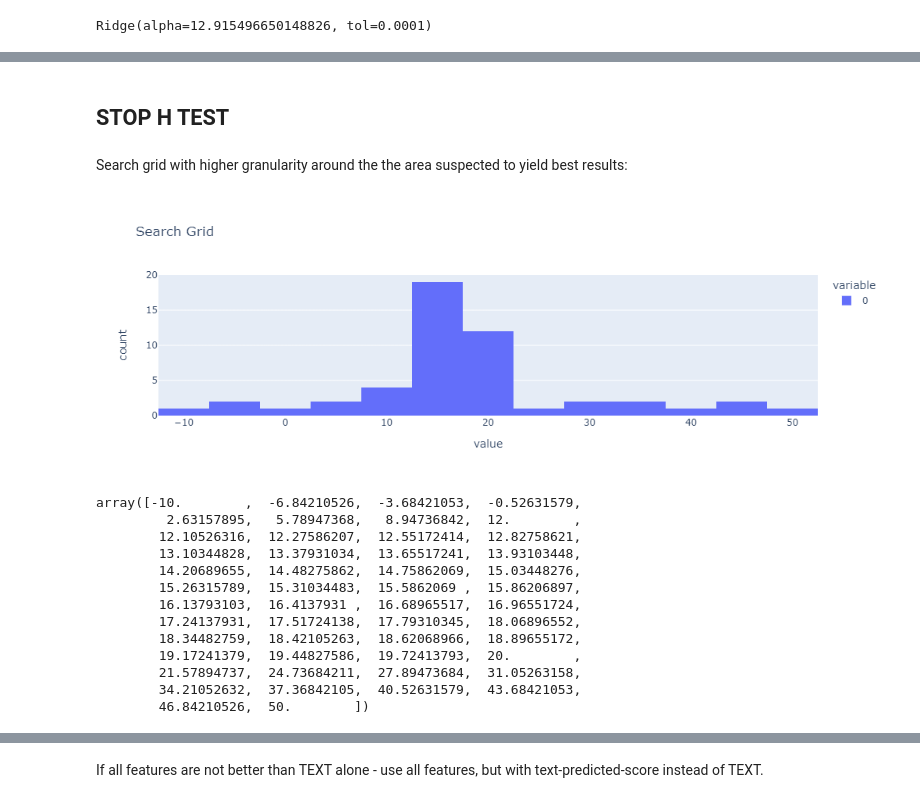
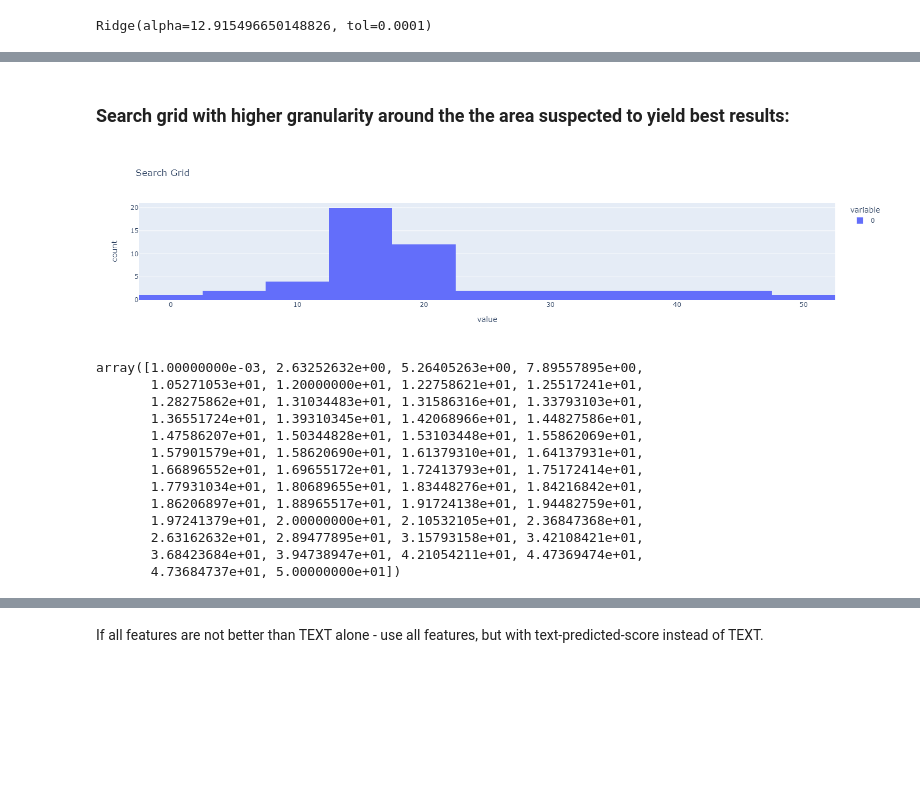
Before and after one commit to Hagai-Ha/Python_ML-2022, a Jupyter notebook: Final project/Score prediction - solution Hagai Hamami.ipynb, the cells around one changed output, grey strips where cells are left out. Saved outputs shown, nothing was run; the diff lists cells and outputs as text; code cells hidden in the pictures; blank space fills up the shorter version.

```diff
--- a/Final project/Score prediction - solution Hagai Hamami.ipynb
+++ b/Final project/Score prediction - solution Hagai Hamami.ipynb
@@ -928,33 +928,31 @@ R2     0.697914
 dtype: float64
-# %% [markdown]
-## STOP H TEST
 # %% [markdown]
-Search grid with higher granularity around the the area suspected to yield best results:
+### Search grid with higher granularity around the the area suspected to yield best results:
 # %%
-search_grid1 = np.linspace(-10, 50, num=20, endpoint=True)
+search_grid1 = np.linspace(0.001, 50, num=20, endpoint=True)
 search_grid2 = np.linspace(12, 20, num=30, endpoint=True)
 
 search_grid3 = np.concatenate((search_grid1, search_grid2))
 search_grid3.sort()
 search_grid = search_grid3
 fig = px.histogram(search_grid, title="Search Grid")
 fig.show()
 search_grid
 # %% [output]
-[figure, old version]
+[figure, new version]
-array([-10.        ,  -6.84210526,  -3.68421053,  -0.52631579,
-         2.63157895,   5.78947368,   8.94736842,  12.        ,
-        12.10526316,  12.27586207,  12.55172414,  12.82758621,
-        13.10344828,  13.37931034,  13.65517241,  13.93103448,
-        14.20689655,  14.48275862,  14.75862069,  15.03448276,
-        15.26315789,  15.31034483,  15.5862069 ,  15.86206897,
-        16.13793103,  16.4137931 ,  16.68965517,  16.96551724,
-        17.24137931,  17.51724138,  17.79310345,  18.06896552,
-        18.34482759,  18.42105263,  18.62068966,  18.89655172,
-        19.17241379,  19.44827586,  19.72413793,  20.        ,
-        21.57894737,  24.73684211,  27.89473684,  31.05263158,
-        34.21052632,  37.36842105,  40.52631579,  43.68421053,
-        46.84210526,  50.        ])
+array([1.00000000e-03, 2.63252632e+00, 5.26405263e+00, 7.89557895e+00,
+       1.05271053e+01, 1.20000000e+01, 1.22758621e+01, 1.25517241e+01,
+       1.28275862e+01, 1.31034483e+01, 1.31586316e+01, 1.33793103e+01,
+       1.36551724e+01, 1.39310345e+01, 1.42068966e+01, 1.44827586e+01,
+       1.47586207e+01, 1.50344828e+01, 1.53103448e+01, 1.55862069e+01,
+       1.57901579e+01, 1.58620690e+01, 1.61379310e+01, 1.64137931e+01,
+       1.66896552e+01, 1.69655172e+01, 1.72413793e+01, 1.75172414e+01,
+       1.77931034e+01, 1.80689655e+01, 1.83448276e+01, 1.84216842e+01,
+       1.86206897e+01, 1.88965517e+01, 1.91724138e+01, 1.94482759e+01,
+       1.97241379e+01, 2.00000000e+01, 2.10532105e+01, 2.36847368e+01,
+       2.63162632e+01, 2.89477895e+01, 3.15793158e+01, 3.42108421e+01,
+       3.68423684e+01, 3.94738947e+01, 4.21054211e+01, 4.47369474e+01,
+       4.73684737e+01, 5.00000000e+01])
 # %%
 %%capture
 # search_grid = [0,0.03,0.1,0.3,1,5,15,45,150,500,1500]#,np.logspace(0, 6, num=50, endpoint=True, base=10.0)
```
Also changed, not shown: parts of 131 cells of this notebook.
